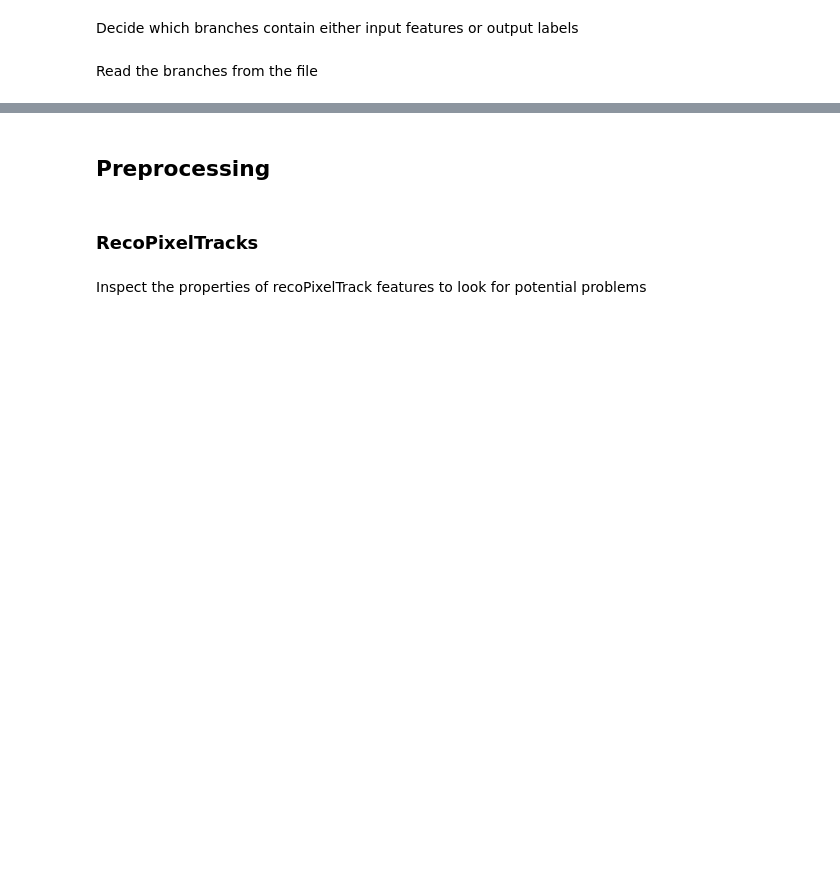
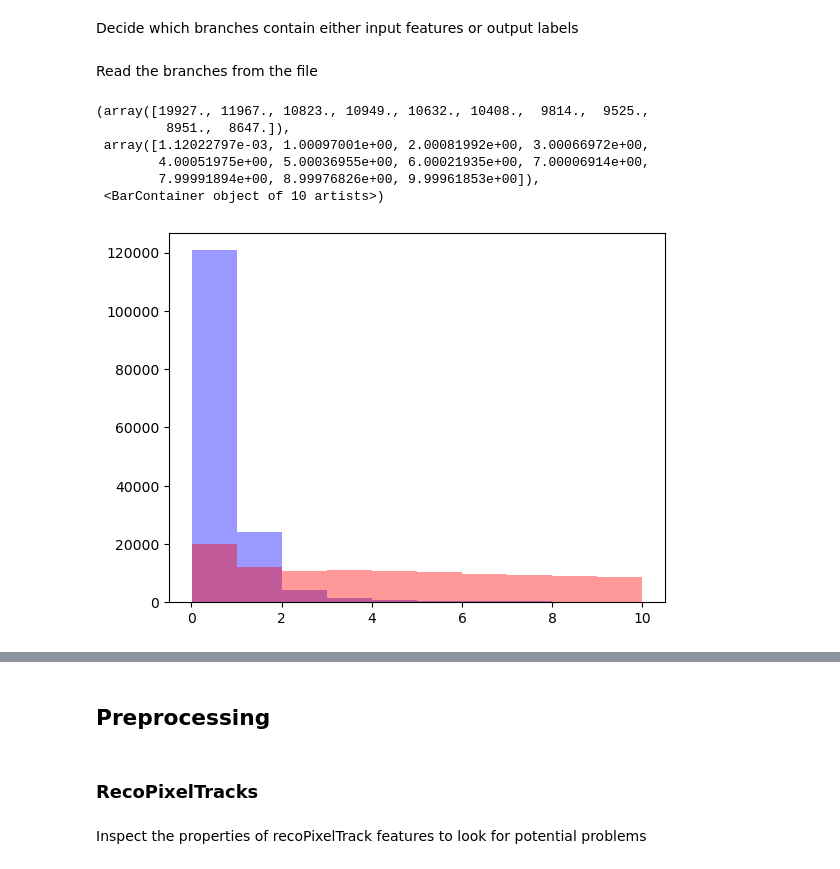
Before and after one commit to EmanueleCoradin/TrackSelectorDNN, a Jupyter notebook: ReadRootData.ipynb, the cells around one changed output, grey strips where cells are left out. Cells and saved outputs as stored; diff of their text form; code cells hidden in the pictures; blank space fills up the shorter version.

```diff
--- a/ReadRootData.ipynb
+++ b/ReadRootData.ipynb
@@ -239,10 +239,10 @@ def plot_single_feature(
     plt.show()
 # %%
 #INPUT_PATH = "ext.root"
-INPUT_PATH  = "/shared/data/1000_tracks_dataset.root"
-OUTPUT_PATH = "/eos/user/e/ecoradin/GitHub/TrackSelectorDNN/TrackSelectorDNN/data/1000_tracks_train-val_dataset_extended.pt"
-OUTPUT_PATH_TRAIN = "/eos/user/e/ecoradin/GitHub/TrackSelectorDNN/TrackSelectorDNN/data/1000_tracks_train_dataset_extended.pt"
-OUTPUT_PATH_VAL  = "/eos/user/e/ecoradin/GitHub/TrackSelectorDNN/TrackSelectorDNN/data/1000_tracks_val_dataset_extended.pt"
+INPUT_PATH  = "/shared/data/100_tracks_no-skip-connections_dataset.root"
+OUTPUT_PATH = "/eos/user/e/ecoradin/GitHub/TrackSelectorDNN/TrackSelectorDNN/data/100_tracks_train-val_dataset_skip-connections.pt"
+OUTPUT_PATH_TRAIN = "/eos/user/e/ecoradin/GitHub/TrackSelectorDNN/TrackSelectorDNN/data/100_tracks_train_dataset_skip-connections.pt"
+OUTPUT_PATH_VAL  = "/eos/user/e/ecoradin/GitHub/TrackSelectorDNN/TrackSelectorDNN/data/100_tracks_val_dataset_skip-connections.pt"
 MAX_HITS = 16
 
 LOW_PERCENTILE  = 0.001
@@ -353,3 +371,20 @@ recoPixelTrackLabels = np.array(recoPixelTrackList[0])
 recoPixelTrackIsHighPurity = np.array(recoPixelTrackList[1])
 recoPixelTrackFeatures_names = recoPixelTrackBranches[2:]  # skip 'hltPixelTrack_matched and IsHP' (label)
 genPart = np.array(genPartList)
+
+chi2_over_ndof = recoPixelTrackFeatures[:,3]/recoPixelTrackFeatures[:,13]
+mask_true = (recoPixelTrackLabels==1)
+mask_fake = (recoPixelTrackLabels==0)
+npixel_hits = recoPixelTrackFeatures[:,0]
+mask_hits   = (npixel_hits==2)
+# %%
+plt.hist(chi2_over_ndof[mask_true], color='blue', alpha=0.4,density=False)
+plt.hist(chi2_over_ndof[~mask_true], color='red', alpha=0.4,density=False)
+# %% [output]
+(array([19927., 11967., 10823., 10949., 10632., 10408.,  9814.,  9525.,
+         8951.,  8647.]),
+ array([1.12022797e-03, 1.00097001e+00, 2.00081992e+00, 3.00066972e+00,
+        4.00051975e+00, 5.00036955e+00, 6.00021935e+00, 7.00006914e+00,
+        7.99991894e+00, 8.99976826e+00, 9.99961853e+00]),
+ <BarContainer object of 10 artists>)
+[figure, added]
```
Also changed, not shown: parts of 26 cells of this notebook, 5 other files.
